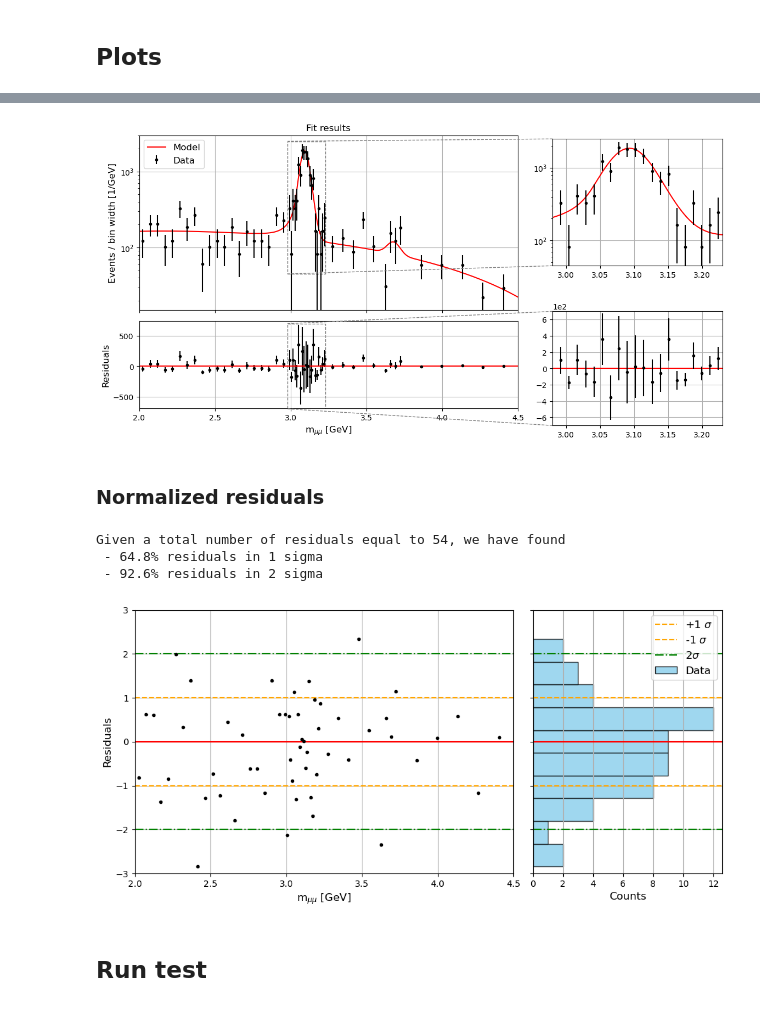
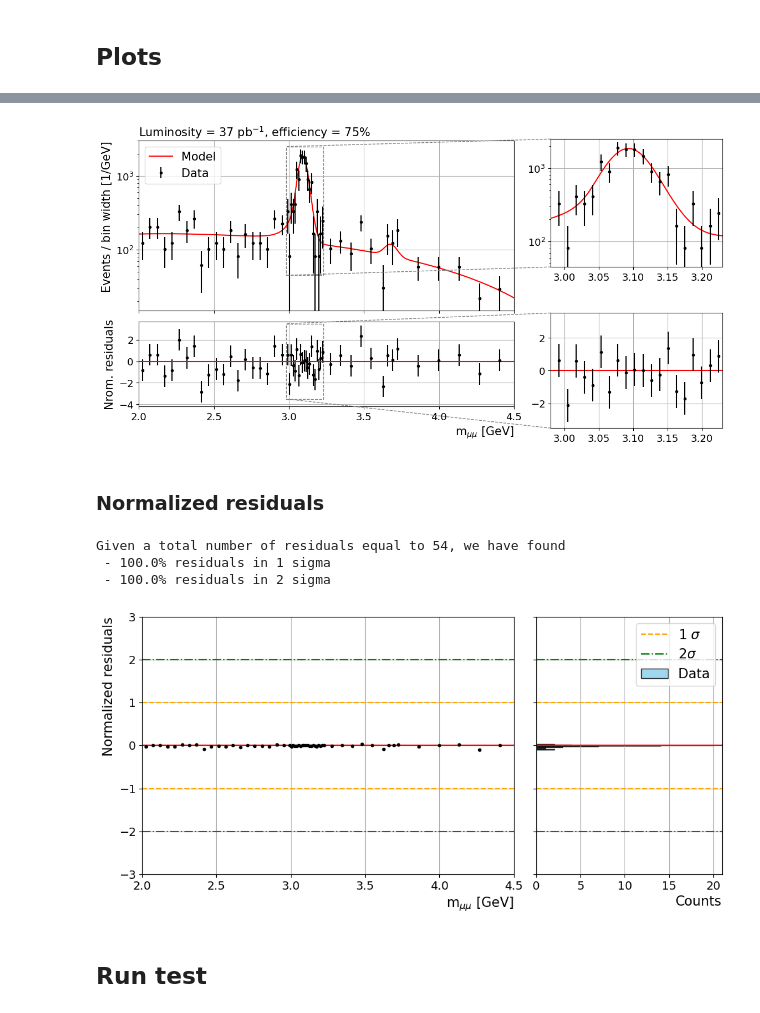
Before and after one commit to Matteo-Bellino/SMATEP_Project, a Jupyter notebook: Psi2S_RadanoBellino.ipynb, the cells around one changed output, grey strips where cells are left out. Drawn from its saved outputs; the diff is of its cells as text; code cells hidden in the pictures.

```diff
--- a/Psi2S_RadanoBellino.ipynb
+++ b/Psi2S_RadanoBellino.ipynb
@@ -943,7 +928,6 @@ graph_total_model = total_model.pdf(x)*total_model.get_yield()
 
 #plot the counts divided by bin-size (such that the integral is the total number of events)
 ax_plot.plot(x, graph_total_model, label='Model', color = "red")
-ax_plot.set_title("Fit results", fontsize = fs)
 ax_plot.errorbar(bin_centers_bkg_A, binned_bkg_A/bin_width_bkg_A, yerr=err_binned_bkg_A/bin_width_bkg_A, fmt='.', color = 'black'              )
 ax_plot.errorbar(bin_centers_JPsi , binned_JPsi /bin_width_JPsi , yerr=err_binned_JPsi /bin_width_JPsi , fmt='.', color = 'black'              )
 ax_plot.errorbar(bin_centers_bkg_B, binned_bkg_B/bin_width_bkg_B, yerr=err_binned_bkg_B/bin_width_bkg_B, fmt='.', color = 'black'              )
@@ -964,57 +948,62 @@ ax_zoom.set_ylim(y_box)
 ax_zoom.yaxis.set_major_formatter(ScalarFormatter())
 ax_zoom.yaxis.get_major_formatter().set_scientific(True)
 ax_zoom.yaxis.get_major_formatter().set_powerlimits((0, 0))
+ax_zoom.tick_params(axis='both', labelsize=tfs)
 ax_zoom.grid()
 ax_zoom.set_yscale('log')
 mark_inset(ax_plot, ax_zoom, loc1=2, loc2=3, fc="none", ec="0.5", linestyle='--')
 
 ax_plot.set_xlim([2,mass_cut_LS])
 ax_plot.set_ylim([15,3e3])
-ax_plot.set_ylabel(f"Events / bin width [1/GeV]", fontsize=fs)
+ax_plot.set_ylabel(f"Events / bin width [1/GeV]", fontsize=fs, loc='top')
+ax_plot.set_title("Luminosity = 37 pb$^{-1}$, efficiency = 75%", loc = "left", fontsize = fs)
 ax_plot.legend(fontsize = fs, loc='upper left')
+ax_plot.tick_params(axis='both', labelsize=tfs)
 ax_plot.grid()
 ax_plot.set_yscale('log')
 
 #plot the residuals
-residuals_bkg_A = (binned_bkg_A/bin_width_bkg_A - total_model.pdf(bin_centers_bkg_A)*total_model.get_yield())
-residuals_JPsi  = (binned_JPsi /bin_width_JPsi  - total_model.pdf(bin_centers_JPsi )*total_model.get_yield())
-residuals_bkg_B = (binned_bkg_B/bin_width_bkg_B - total_model.pdf(bin_centers_bkg_B)*total_model.get_yield())
-residuals_Psi2s = (binned_Psi2s/bin_width_Psi2s - total_model.pdf(bin_centers_Psi2s)*total_model.get_yield())
-residuals_bkg_C = (binned_bkg_C/bin_width_bkg_C - total_model.pdf(bin_centers_bkg_C)*total_model.get_yield())
-ax_res.errorbar(bin_centers_bkg_A, residuals_bkg_A, yerr=err_binned_bkg_A/bin_width_bkg_A, fmt='.', color = 'black')
-ax_res.errorbar(bin_centers_JPsi , residuals_JPsi , yerr=err_binned_JPsi /bin_width_JPsi , fmt='.', color = 'black')
-ax_res.errorbar(bin_centers_bkg_B, residuals_bkg_B, yerr=err_binned_bkg_B/bin_width_bkg_B, fmt='.', color = 'black')
-ax_res.errorbar(bin_centers_Psi2s, residuals_Psi2s, yerr=err_binned_Psi2s/bin_width_Psi2s, fmt='.', color = 'black')
-ax_res.errorbar(bin_centers_bkg_C, residuals_bkg_C, yerr=err_binned_bkg_C/bin_width_bkg_C, fmt='.', color = 'black')
+residuals_bkg_A = (binned_bkg_A/bin_width_bkg_A - total_model.pdf(bin_centers_bkg_A)*total_model.get_yield())/(err_binned_bkg_A/bin_width_bkg_A)
+residuals_JPsi  = (binned_JPsi /bin_width_JPsi  - total_model.pdf(bin_centers_JPsi )*total_model.get_yield())/(err_binned_JPsi /bin_width_JPsi )
+residuals_bkg_B = (binned_bkg_B/bin_width_bkg_B - total_model.pdf(bin_centers_bkg_B)*total_model.get_yield())/(err_binned_bkg_B/bin_width_bkg_B)
+residuals_Psi2s = (binned_Psi2s/bin_width_Psi2s - total_model.pdf(bin_centers_Psi2s)*total_model.get_yield())/(err_binned_Psi2s/bin_width_Psi2s)
+residuals_bkg_C = (binned_bkg_C/bin_width_bkg_C - total_model.pdf(bin_centers_bkg_C)*total_model.get_yield())/(err_binned_bkg_C/bin_width_bkg_C)
+ax_res.errorbar(bin_centers_bkg_A, residuals_bkg_A, yerr=1, fmt='.', color = 'black')
+ax_res.errorbar(bin_centers_JPsi , residuals_JPsi , yerr=1, fmt='.', color = 'black')
+ax_res.errorbar(bin_centers_bkg_B, residuals_bkg_B, yerr=1, fmt='.', color = 'black')
+ax_res.errorbar(bin_centers_Psi2s, residuals_Psi2s, yerr=1, fmt='.', color = 'black')
+ax_res.errorbar(bin_centers_bkg_C, residuals_bkg_C, yerr=1, fmt='.', color = 'black')
 
 ax_zoom = inset_axes(ax_res, width="50%", height="45%", loc='upper right', bbox_to_anchor=(0.7, -0.6, 1, 1), bbox_transform=ax.transAxes)
 ax_zoom.axhline(0, color = "red")
-ax_zoom.errorbar(bin_centers_bkg_A, residuals_bkg_A, yerr=err_binned_bkg_A/bin_width_bkg_A, fmt='.', color = 'black')
-ax_zoom.errorbar(bin_centers_JPsi , residuals_JPsi , yerr=err_binned_JPsi /bin_width_JPsi , fmt='.', color = 'black')
-ax_zoom.errorbar(bin_centers_bkg_B, residuals_bkg_B, yerr=err_binned_bkg_B/bin_width_bkg_B, fmt='.', color = 'black')
-ax_zoom.errorbar(bin_centers_Psi2s, residuals_Psi2s, yerr=err_binned_Psi2s/bin_width_Psi2s, fmt='.', color = 'black')
-ax_zoom.errorbar(bin_centers_bkg_C, residuals_bkg_C, yerr=err_binned_bkg_C/bin_width_bkg_C, fmt='.', color = 'black')
+ax_zoom.errorbar(bin_centers_bkg_A, residuals_bkg_A, yerr=1, fmt='.', color = 'black')
+ax_zoom.errorbar(bin_centers_JPsi , residuals_JPsi , yerr=1, fmt='.', color = 'black')
+ax_zoom.errorbar(bin_centers_bkg_B, residuals_bkg_B, yerr=1, fmt='.', color = 'black')
+ax_zoom.errorbar(bin_centers_Psi2s, residuals_Psi2s, yerr=1, fmt='.', color = 'black')
+ax_zoom.errorbar(bin_centers_bkg_C, residuals_bkg_C, yerr=1, fmt='.', color = 'black')
 x_box = [2.98,3.23]
-y_box = [-700,700]
+y_box = [-3.5,3.5]
 ax_zoom.set_xlim(x_box)
 ax_zoom.set_ylim(y_box)
 ax_zoom.yaxis.set_major_formatter(ScalarFormatter())
 ax_zoom.yaxis.get_major_formatter().set_scientific(True)
 ax_zoom.yaxis.get_major_formatter().set_powerlimits((0, 0))
+ax_zoom.tick_params(axis='both', labelsize=tfs)
 ax_zoom.grid()
 mark_inset(ax_res, ax_zoom, loc1=2, loc2=3, fc="none", ec="0.5", linestyle='--')
 
 ax_res.axhline(0, color = "red")
 ax_res.set_xlim([2,mass_cut_LS])
-ax_res.set_xlabel("m$_{\\mu\\mu}$ [GeV]", fontsize = fs)
-ax_res.set_ylabel("Residuals", fontsize = fs)
+ax_res.set_xlabel("m$_{\\mu\\mu}$ [GeV]", fontsize = fs, loc='right')
+ax_res.set_ylabel("Nrom. residuals", fontsize = fs)
+ax_res.tick_params(axis='both', labelsize=tfs)
 ax_res.grid()
 
 plt.tight_layout()
-plt.savefig("LS_Fit.png")
+plt.savefig("LS_Fit.png", bbox_inches='tight')
 plt.show()
 # %% [output]
-[figure, old version]
+[figure, new version]
 # %% [markdown]
 ### Normalized residuals
 # %%
@@ -1046,41 +1035,43 @@ ax_plot.axhline(1, color = "orange", linestyle="--", label = "1$\\sigma$")
 ax_plot.axhline(-1, color = "orange", linestyle="--")
 ax_plot.axhline(2, color = "green", linestyle="-.", label = "2$\\sigma$")
 ax_plot.axhline(-2, color = "green", linestyle="-.")
 
 ax_plot.errorbar(bin_centers_bkg_A, norm_residuals_bkg_A, fmt='.', color = 'black')
 ax_plot.errorbar(bin_centers_JPsi , norm_residuals_JPsi, fmt='.', color = 'black')
 ax_plot.errorbar(bin_centers_bkg_B, norm_residuals_bkg_B, fmt='.', color = 'black')
 ax_plot.errorbar(bin_centers_Psi2s, norm_residuals_Psi2s, fmt='.', color = 'black')
 ax_plot.errorbar(bin_centers_bkg_C, norm_residuals_bkg_C, fmt='.', color = 'black')
 
 ax_plot.set_xlim([2,mass_cut_LS])
 ax_plot.set_ylim([-3,3])
-ax_plot.set_ylabel("Residuals",fontsize = fs)
-ax_plot.set_xlabel("m$_{\\mu\\mu}$ [GeV]", fontsize = fs)
+ax_plot.set_ylabel("Normalized residuals",fontsize = fs, loc='top')
+ax_plot.set_xlabel("m$_{\\mu\\mu}$ [GeV]", fontsize = fs, loc='right')
+ax_plot.tick_params(axis='both', labelsize=tfs)
 ax_plot.grid()
 #ax_plot.text(2.0,3.2, f'Residuals in 1$\\sigma$: {frac_1sigma * 100:.1f}%\nResiduals in 2$\\sigma$: {frac_2sigma * 100:.1f}%\n$\chi^2$/ndf = {chi2_norm:.2f} (max {chi2_limit:.2f} at 95% SL)', color='black', fontsize = fs)
 
 #histogram of the normalized residuals
 ax_hist.axhline(0, color = "red")
-ax_hist.axhline(1, color = "orange", linestyle="--", label = "+1 $\\sigma$")
-ax_hist.axhline(-1, color = "orange", linestyle="--", label = "-1 $\\sigma$")
+ax_hist.axhline(1, color = "orange", linestyle="--", label = "1 $\\sigma$")
+ax_hist.axhline(-1, color = "orange", linestyle="--",)
 ax_hist.axhline(2, color = "green", linestyle="-.", label = "2$\\sigma$")
 ax_hist.axhline(-2, color = "green", linestyle="-.")
 
 ax_hist.hist(norm_residuals, bins=10, orientation='horizontal', color='skyblue', alpha = 0.8, edgecolor='black', label='Data')
-ax_hist.set_xlabel("Counts", fontsize = fs)
+ax_hist.set_xlabel("Counts", fontsize = fs, loc='right')
+ax_hist.tick_params(axis='both', labelsize=tfs)
 ax_hist.grid()
 ax_hist.legend(fontsize = fs, loc='upper right')
 
 plt.tight_layout()
 
 plt.savefig("LS_Residuals.png")
 plt.show()
 # %% [output]
 Given a total number of residuals equal to 54, we have found
- - 64.8% residuals in 1 sigma
- - 92.6% residuals in 2 sigma
+ - 100.0% residuals in 1 sigma
+ - 100.0% residuals in 2 sigma
-[figure, old version]
+[figure, new version]
 # %% [markdown]
 ## Run test
 # %%
```
Also changed, not shown: parts of 13 cells of this notebook, 1 other file.
